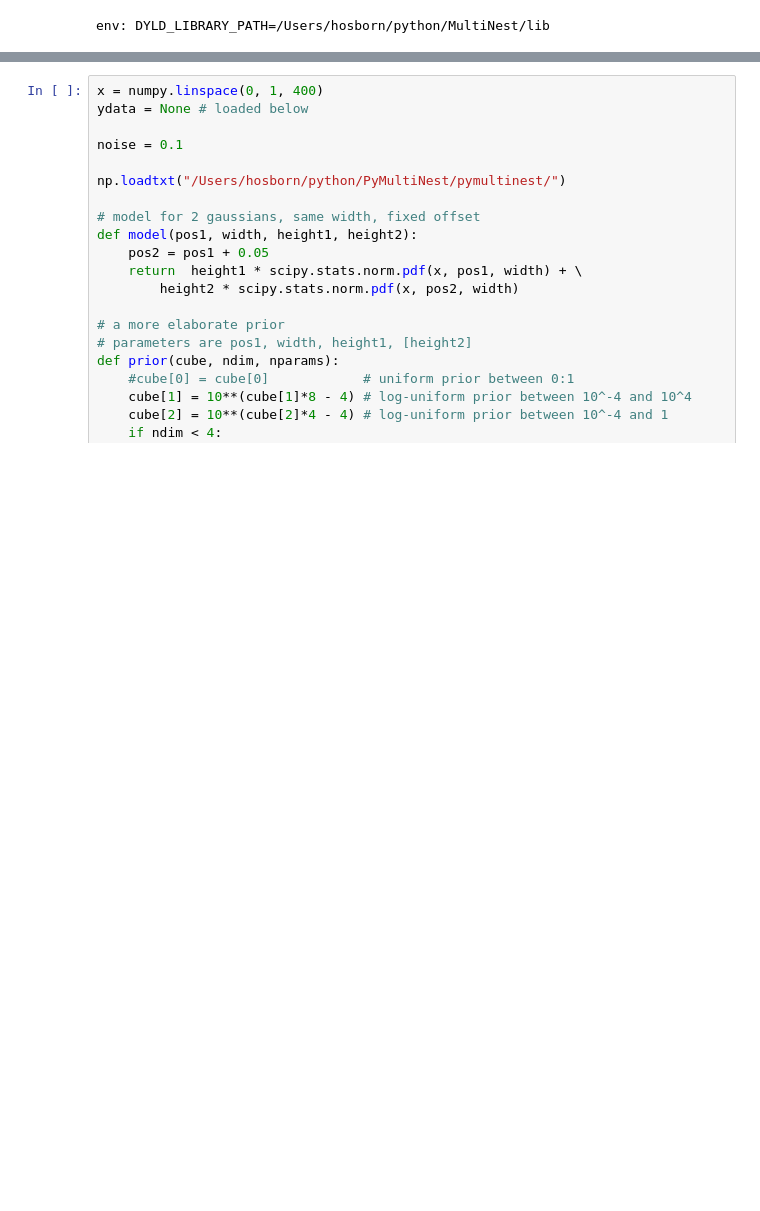
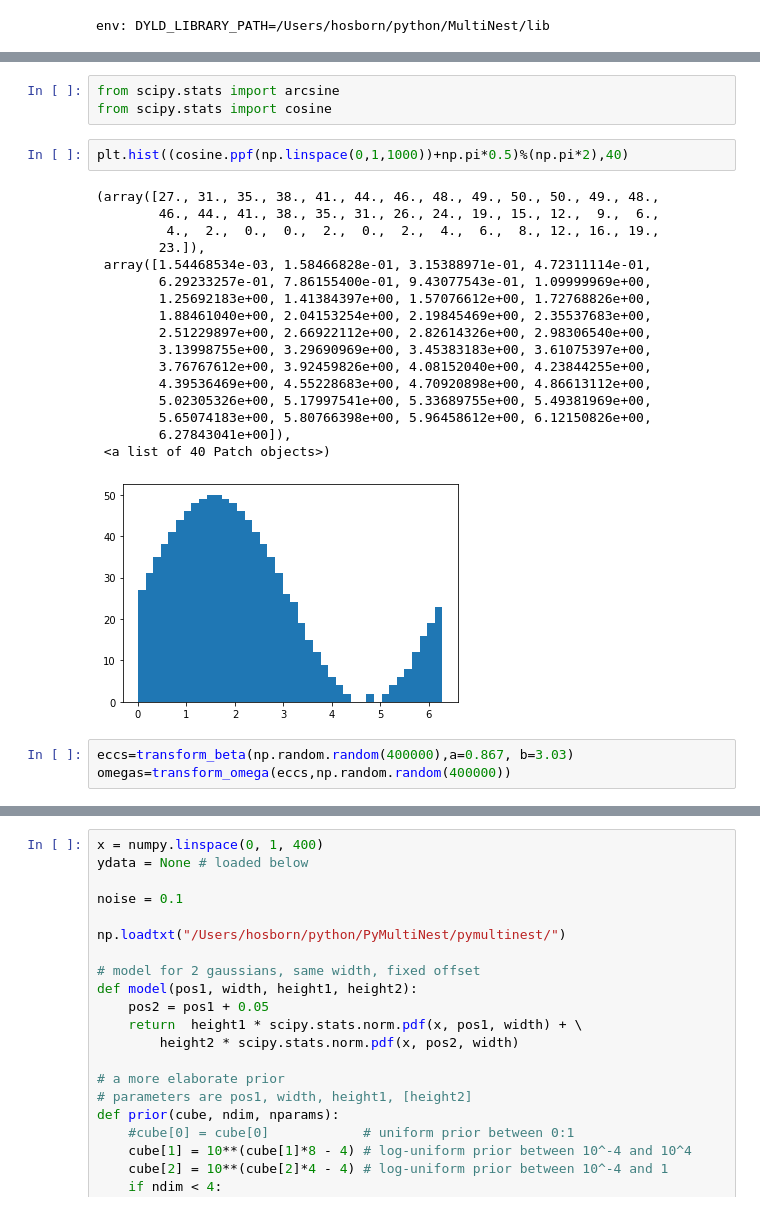
Before and after one commit to hposborn/MonoTools, a Jupyter notebook: Test Mutinest Model for Monos.ipynb, the cells around one changed output, grey strips where cells are left out. Drawn from its saved outputs; the diff is of its cells as text; blank space fills up the shorter version.

```diff
--- a/Test Mutinest Model for Monos.ipynb
+++ b/Test Mutinest Model for Monos.ipynb
@@ -37,0 +93,26 @@ AttributeError: dlsym(RTLD_DEFAULT, run): symbol not found
+# %%
+from scipy.stats import arcsine
+from scipy.stats import cosine
+# %%
+plt.hist((cosine.ppf(np.linspace(0,1,1000))+np.pi*0.5)%(np.pi*2),40)
+# %% [output]
+(array([27., 31., 35., 38., 41., 44., 46., 48., 49., 50., 50., 49., 48.,
+        46., 44., 41., 38., 35., 31., 26., 24., 19., 15., 12.,  9.,  6.,
+         4.,  2.,  0.,  0.,  2.,  0.,  2.,  4.,  6.,  8., 12., 16., 19.,
+        23.]),
+ array([1.54468534e-03, 1.58466828e-01, 3.15388971e-01, 4.72311114e-01,
+        6.29233257e-01, 7.86155400e-01, 9.43077543e-01, 1.09999969e+00,
+        1.25692183e+00, 1.41384397e+00, 1.57076612e+00, 1.72768826e+00,
+        1.88461040e+00, 2.04153254e+00, 2.19845469e+00, 2.35537683e+00,
+        2.51229897e+00, 2.66922112e+00, 2.82614326e+00, 2.98306540e+00,
+        3.13998755e+00, 3.29690969e+00, 3.45383183e+00, 3.61075397e+00,
+        3.76767612e+00, 3.92459826e+00, 4.08152040e+00, 4.23844255e+00,
+        4.39536469e+00, 4.55228683e+00, 4.70920898e+00, 4.86613112e+00,
+        5.02305326e+00, 5.17997541e+00, 5.33689755e+00, 5.49381969e+00,
+        5.65074183e+00, 5.80766398e+00, 5.96458612e+00, 6.12150826e+00,
+        6.27843041e+00]),
+ <a list of 40 Patch objects>)
+[figure, added]
+# %%
+eccs=transform_beta(np.random.random(400000),a=0.867, b=3.03)
+omegas=transform_omega(eccs,np.random.random(400000))
```
Also changed, not shown: parts of 13 cells of this notebook, 6 other files.
